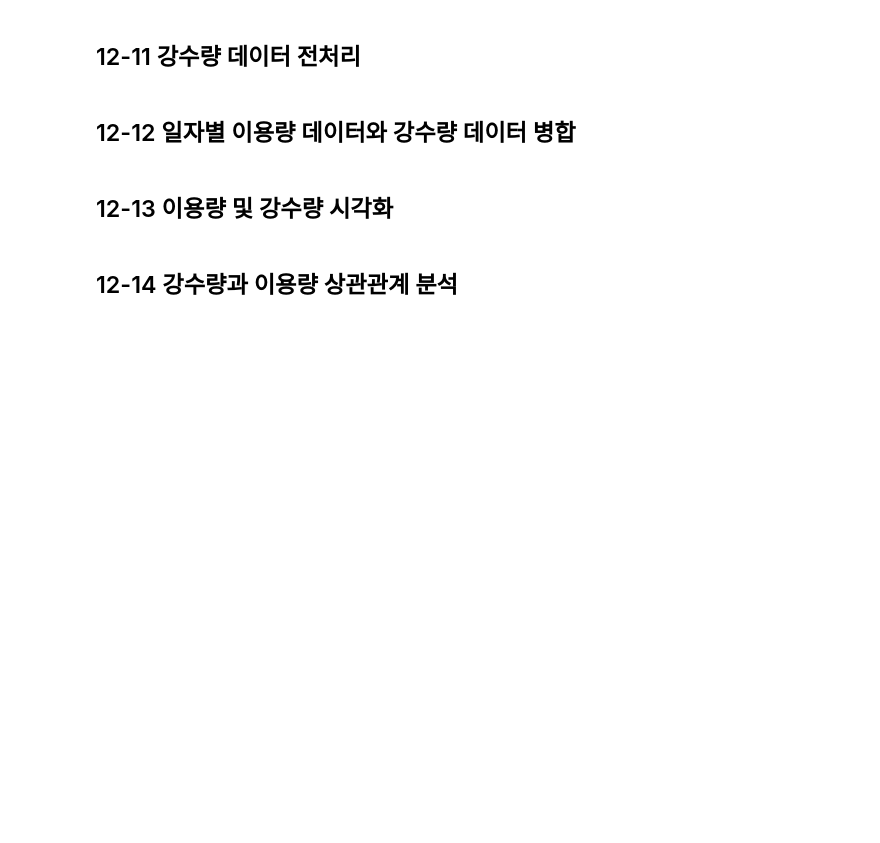
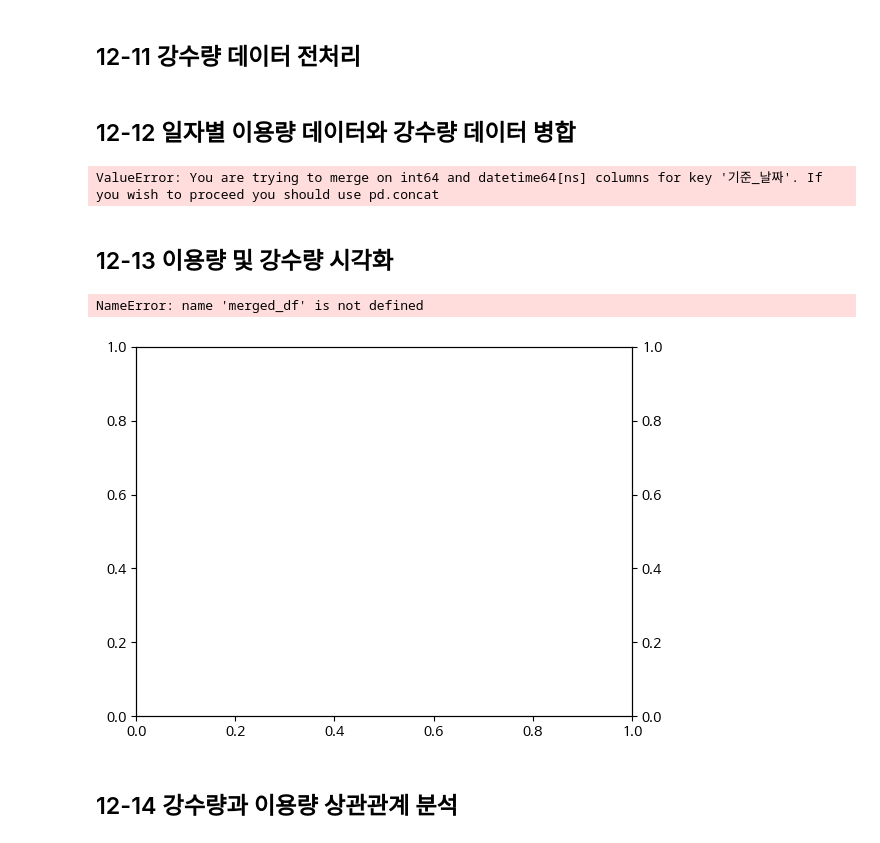
Before and after one commit to JKTajo/Data-Analysis-with-Open-Source, a Jupyter notebook: 오픈소스_데이터_분석_12강.ipynb, the cells around one changed output. Drawn from its saved outputs; the diff is of its cells as text; code cells hidden in the pictures; blank space fills up the shorter version.

```diff
--- a/오픈소스_데이터_분석_12강.ipynb
+++ b/오픈소스_데이터_분석_12강.ipynb
@@ -316,37 +359,47 @@ rain_df.head(5)
 ## '일시' 컬럼 datetime 형식으로 변환
 rain_df['일시'] = pd.to_datetime(rain_df['일시'], format='%Y-%m-%d')
 ## '강수량(mm)' 컬럼 결측치 0으로 채우기
-
+rain_df['강수량(mm)'] = rain_df['강수량(mm)'].fillna(0)
 ## 불필요한 컬럼 제거
 rain_df.drop(columns=['\t지점번호', 'Unnamed: 6'], inplace=True)
 # %% [markdown]
 ## 12-12 일자별 이용량 데이터와 강수량 데이터 병합
 # %%
 ## 일자별 이용량과 강수량 데이터 병합 (daily_usage_gf의 기준_날짜, rain_df의 일시를 기준으로 결합)
-
+merged_df = pd.merge(
+    daily_usage_df, rain_df,
+    how='left',
+    left_on='기준_날짜',
+    right_on='일시'
+)
 ## 'count' 컬럼명 '이용량'으로 변경
 merged_df.rename(columns={'count': '이용량'}, inplace=True)
 ## 병합된 데이터프레임 상위 5행 출력
 merged_df.head(5)
+# %% [output]
+ValueError: You are trying to merge on int64 and datetime64[ns] columns for key '기준_날짜'. If you wish to proceed you should use pd.concat
 # %% [markdown]
 ## 12-13 이용량 및 강수량 시각화
 # %%
 ## 두 개의 y축을 가진 서브플롯 생성
 fig, ax1 = plt.subplots()
 ax2 = ax1.twinx() ## 두 번째 y축 생성
 
 ## 첫 번째 y축에 이용량 막대 그래프 그리기
-
+ax1.bar(merged_df['일시'], merged_df['이용량'],color='b')
 ## 두 번째 y축에 강수량 꺾은선 그래프 그리기
-
+ax2.plt(merged_df['일시'], merged_df['강수량(mm)'],color='r')
 
 ## x축 및 y축 레이블 설정
 ax1.set_xlabel('날짜')
 ax1.set_ylabel('이용량', color='b')
 ax2.set_ylabel('강수량(mm)', color='r')
 
 ## 그래프 표시
 plt.show()
+# %% [output]
+NameError: name 'merged_df' is not defined
+[figure, added]
 # %% [markdown]
 ## 12-14 강수량과 이용량 상관관계 분석
 # %%
```
Also changed, not shown: parts of 6 cells of this notebook.
